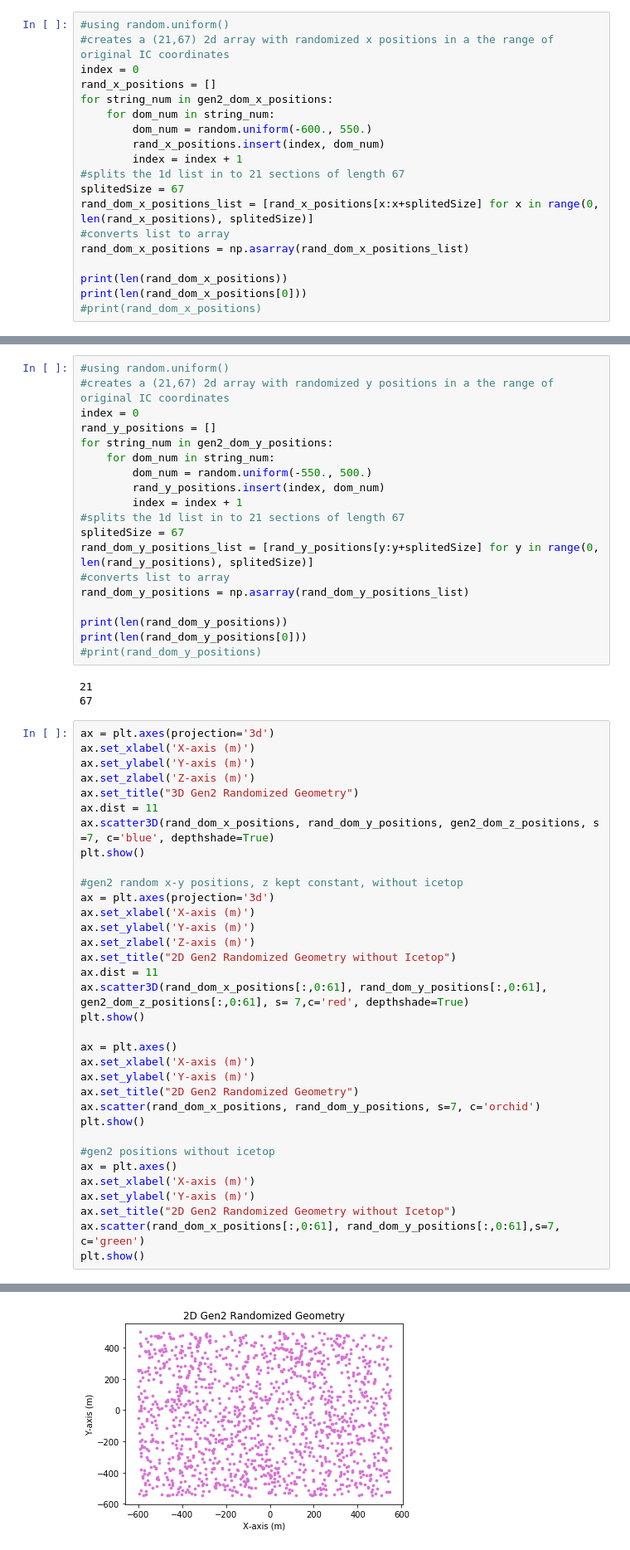
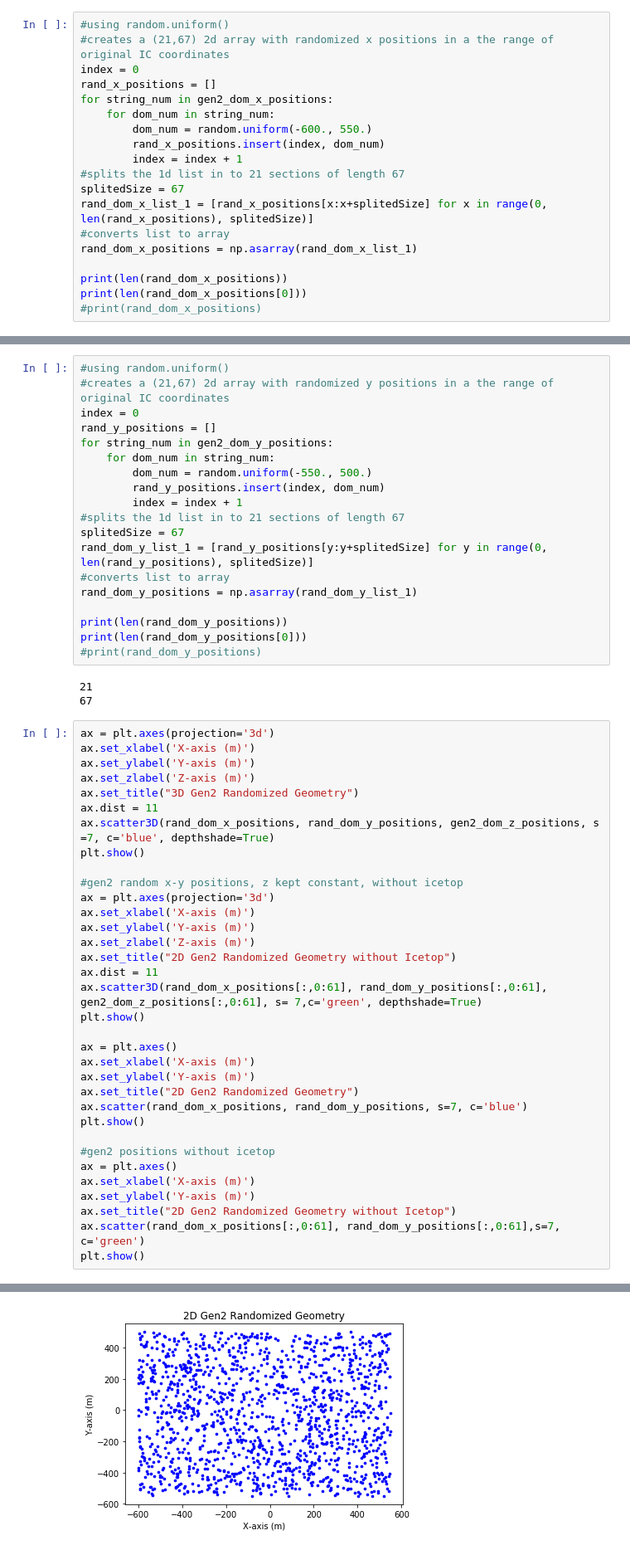
Before and after one commit to Patricia-Mcmillin/PMcmillin_REU, a Jupyter notebook: random_gen2_geometry.ipynb, the cells around one changed output, grey strips where cells are left out. Shown at 83% size. Cells and saved outputs as stored; diff of their text form.

```diff
--- a/random_gen2_geometry.ipynb
+++ b/random_gen2_geometry.ipynb
@@ -51,9 +53,9 @@ for string_num in gen2_dom_x_positions:
         index = index + 1
 #splits the 1d list in to 21 sections of length 67
 splitedSize = 67
-rand_dom_x_positions_list = [rand_x_positions[x:x+splitedSize] for x in range(0, len(rand_x_positions), splitedSize)]
+rand_dom_x_list_1 = [rand_x_positions[x:x+splitedSize] for x in range(0, len(rand_x_positions), splitedSize)]
 #converts list to array
-rand_dom_x_positions = np.asarray(rand_dom_x_positions_list)
+rand_dom_x_positions = np.asarray(rand_dom_x_list_1)
 
 print(len(rand_dom_x_positions))
 print(len(rand_dom_x_positions[0]))
@@ -73,9 +75,9 @@ for string_num in gen2_dom_y_positions:
         index = index + 1
 #splits the 1d list in to 21 sections of length 67
 splitedSize = 67
-rand_dom_y_positions_list = [rand_y_positions[y:y+splitedSize] for y in range(0, len(rand_y_positions), splitedSize)]
+rand_dom_y_list_1 = [rand_y_positions[y:y+splitedSize] for y in range(0, len(rand_y_positions), splitedSize)]
 #converts list to array
-rand_dom_y_positions = np.asarray(rand_dom_y_positions_list)
+rand_dom_y_positions = np.asarray(rand_dom_y_list_1)
 
 print(len(rand_dom_y_positions))
 print(len(rand_dom_y_positions[0]))
@@ -100,14 +102,14 @@ ax.set_ylabel('Y-axis (m)')
 ax.set_zlabel('Z-axis (m)')
 ax.set_title("2D Gen2 Randomized Geometry without Icetop")
 ax.dist = 11
-ax.scatter3D(rand_dom_x_positions[:,0:61], rand_dom_y_positions[:,0:61], gen2_dom_z_positions[:,0:61], s= 7,c='red', depthshade=True)
+ax.scatter3D(rand_dom_x_positions[:,0:61], rand_dom_y_positions[:,0:61], gen2_dom_z_positions[:,0:61], s= 7,c='green', depthshade=True)
 plt.show()
 
 ax = plt.axes()
 ax.set_xlabel('X-axis (m)')
 ax.set_ylabel('Y-axis (m)')
 ax.set_title("2D Gen2 Randomized Geometry")
-ax.scatter(rand_dom_x_positions, rand_dom_y_positions, s=7, c='orchid')
+ax.scatter(rand_dom_x_positions, rand_dom_y_positions, s=7, c='blue')
 plt.show()
 
 #gen2 positions without icetop
@@ -123 +125 @@ plt.show()
-[figure, old version]
+[figure, new version]
```
Also changed, not shown: parts of 12 cells of this notebook.
